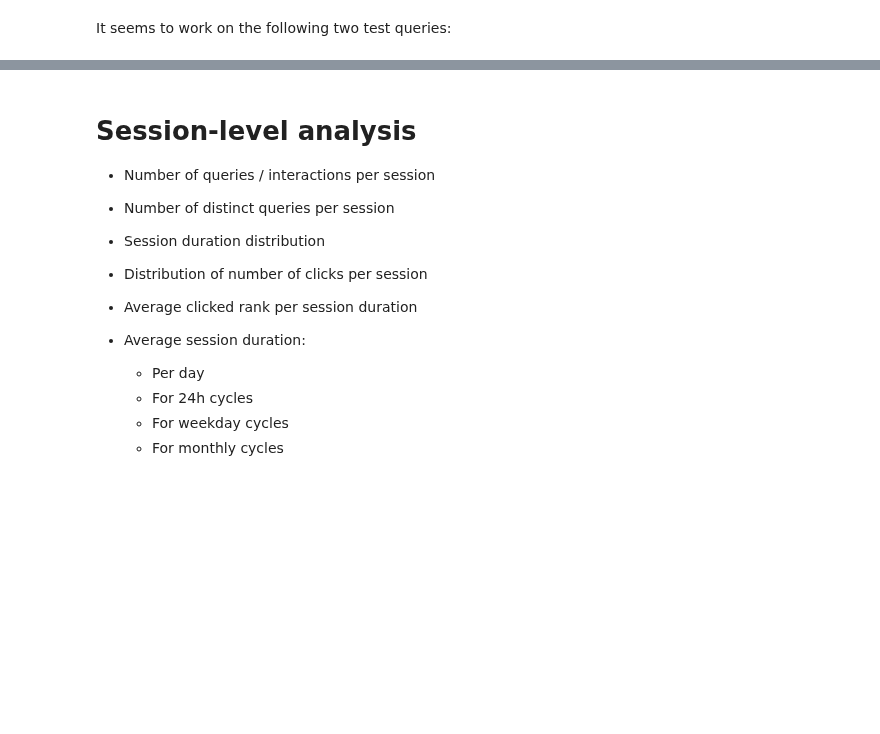
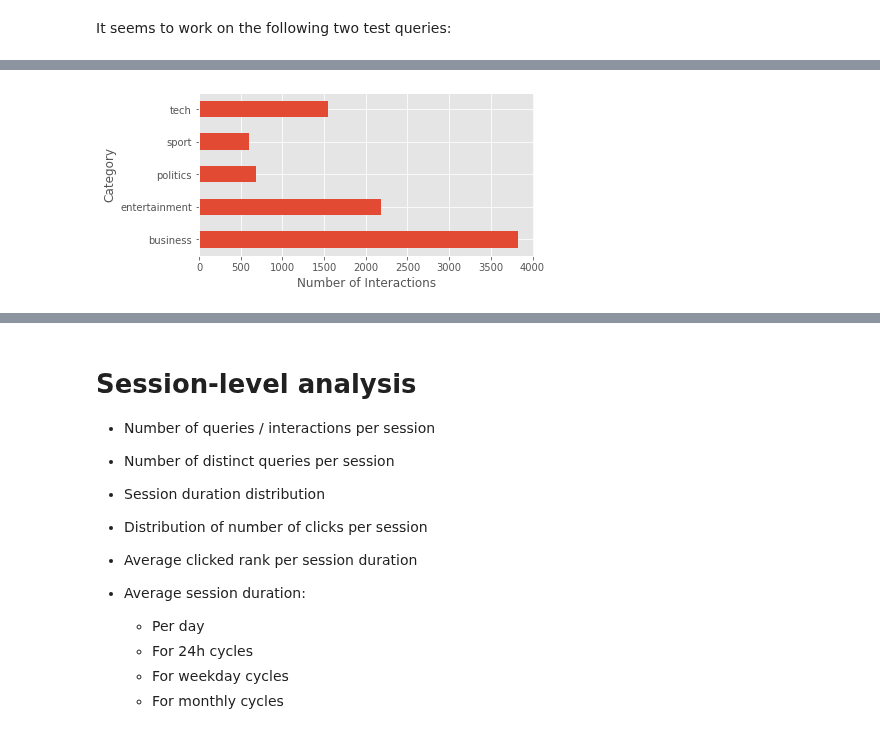
Before and after one commit to feup-infolab/army-ant, a Jupyter notebook: notebooks/query_log_analysis/query_log_analysis.ipynb, the cells around one changed output, grey strips where cells are left out. Saved outputs shown, nothing was run; the diff lists cells and outputs as text; code cells hidden in the pictures; blank space fills up the shorter version.

```diff
--- a/notebooks/query_log_analysis/query_log_analysis.ipynb
+++ b/notebooks/query_log_analysis/query_log_analysis.ipynb
@@ -356,3 +358,17 @@ qlog['topic'] = predict(models, qlog['query']); qlog
 | 8836 | 24797984 | fw signs from god | 2006-05-29 15:44:31 | NaN | NaN | 2006-05-29 | 15 | 0 | 5 | business |
 | 8837 | 24797984 | fw signs from god | 2006-05-29 15:44:38 | NaN | NaN | 2006-05-29 | 15 | 0 | 5 | business |
 8838 rows × 10 columns
+# %%
+plt.rc('figure', figsize=[6, 3])
+
+qlog[['query', 'category']] \
+    .groupby('category') \
+    .count() \
+    .plot(kind='barh', legend=False)
+plt.xlabel('Number of Interactions')
+plt.ylabel('Category')
+plt.show()
+
+plt.rc('figure', figsize=DEFAULT_FIGSIZE)
+# %% [output]
+[figure, added]
```
Also changed, not shown: parts of 37 cells of this notebook.
